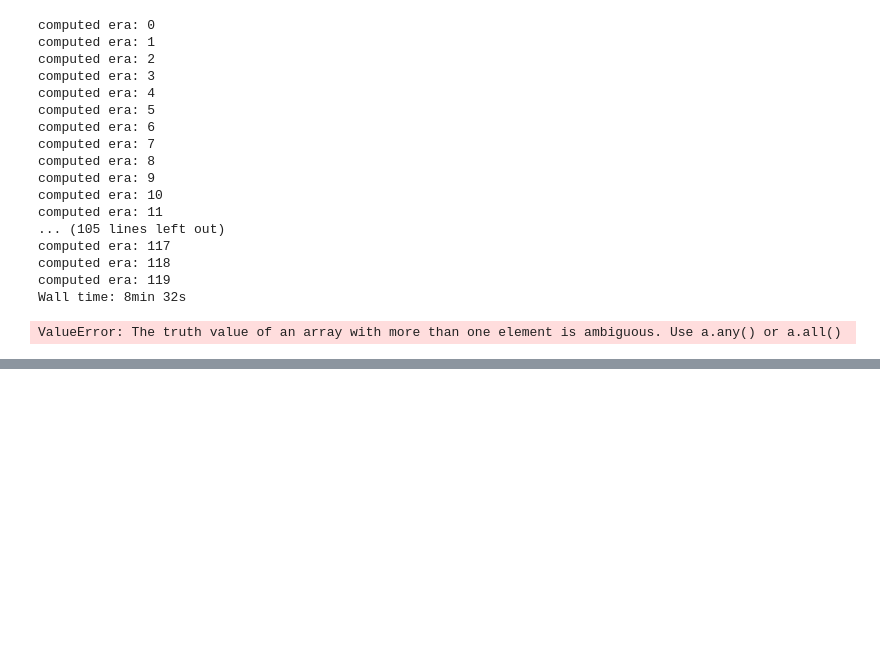
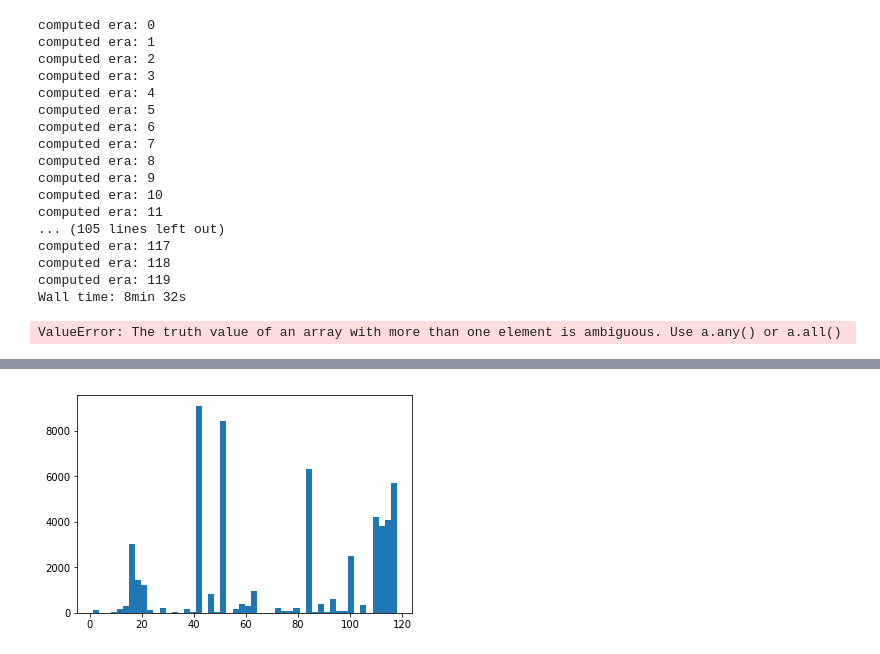
Before and after one commit to ecsplendid/numerai, a Jupyter notebook: Week2.ipynb, the cells around one changed output, grey strips where cells are left out. Cells and saved outputs as stored; diff of their text form; code cells hidden in the pictures; blank space fills up the shorter version.

```diff
--- a/Week2.ipynb
+++ b/Week2.ipynb
@@ -304,0 +307,15 @@ pyplot.hist(best_preds, bins=50)
+# %%
+%%time
+
+# compute squared deviations
+sqlosses = np.power( era_preds - np.transpose( np.tile(YV, (120,1)) ), 2 )
+
+# which ones are the lowest per example?
+best_actual = np.argmin(sqlosses, axis=1)
+
+best_preds_actual = era_preds[ list(range(era_preds.shape[0])), list(best_actual)]
+
+# calculate loss from the best PREDICTED era model
+losses = log_loss( YV, best_preds_actual )
+
+print( losses )
@@ -304,0 +328,8 @@ pyplot.hist(best_preds, bins=50)
+# %%
+# visualising the actual regionality of eras, we see that validation looks a lot like
+# later eras in validation, suggesting that its a continuation, which we know to be true
+# can we say the same for live though? we have no labels there!
+
+x=pyplot.hist(best_actual, bins=50)
+# %% [output]
+[figure, added]
```
Also changed, not shown: parts of 10 cells of this notebook.
